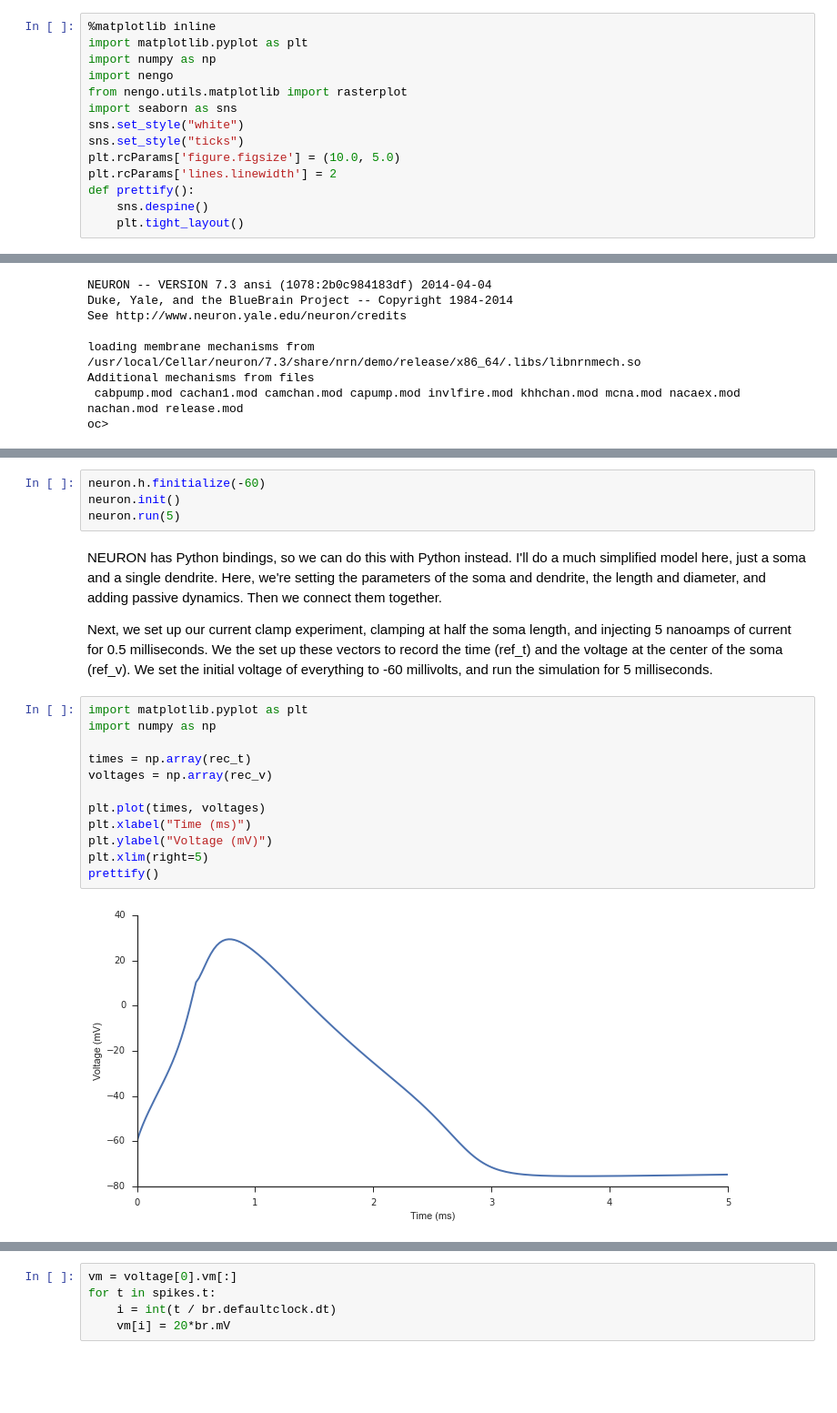
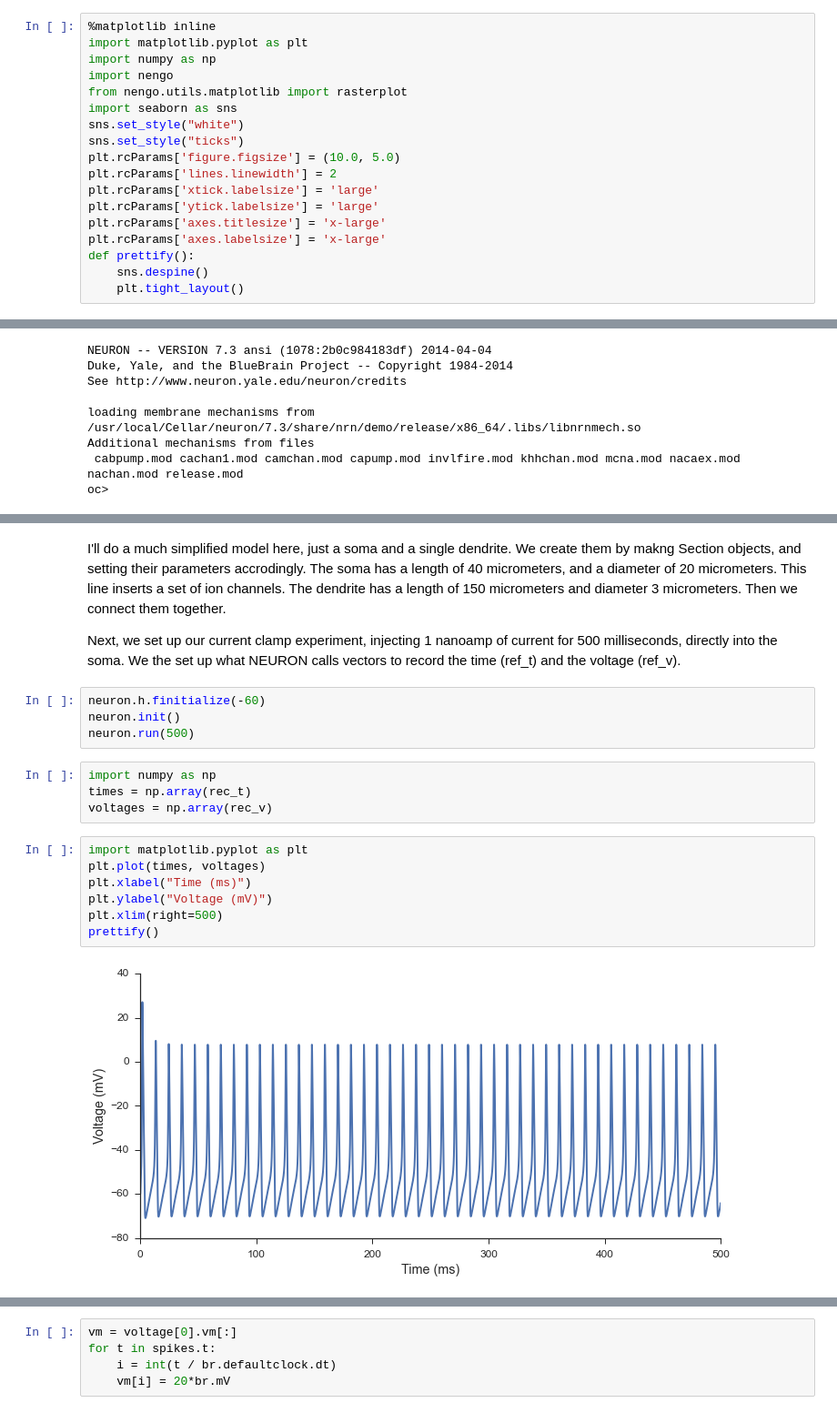
Before and after one commit to tbekolay/pycon2015, a Jupyter notebook: source.ipynb, the cells around one changed output, grey strips where cells are left out. Shown at 91% size. Drawn from its saved outputs; the diff is of its cells as text; blank space fills up the shorter version.

Commit message:
Taking into first round of feedback.
Still a few things todo; they're in notes.org.

```diff
--- a/source.ipynb
+++ b/source.ipynb
@@ -9,6 +9,10 @@ sns.set_style("white")
 sns.set_style("ticks")
 plt.rcParams['figure.figsize'] = (10.0, 5.0)
 plt.rcParams['lines.linewidth'] = 2
+plt.rcParams['xtick.labelsize'] = 'large'
+plt.rcParams['ytick.labelsize'] = 'large'
+plt.rcParams['axes.titlesize'] = 'x-large'
+plt.rcParams['axes.labelsize'] = 'x-large'
 def prettify():
     sns.despine()
     plt.tight_layout()
@@ -166,39 +224,39 @@ rec_t.record(neuron.h._ref_t)
 
 rec_v = neuron.h.Vector()
 rec_v.record(soma(0.5)._ref_v);
+# %% [markdown]
+I'll do a much simplified model here,
+just a soma and a single dendrite.
+We create them by makng Section objects,
+and setting their parameters accrodingly.
+The soma has a length of 40 micrometers,
+and a diameter of 20 micrometers.
+This line inserts a set of ion channels.
+The dendrite has a length of 150 micrometers
+and diameter 3 micrometers.
+Then we connect them together.
+
+Next, we set up our current clamp experiment,
+injecting 1 nanoamp of current for 500 milliseconds,
+directly into the soma.
+We the set up what NEURON calls vectors
+to record the time (ref_t)
+and the voltage (ref_v).
 # %%
 neuron.h.finitialize(-60)
 neuron.init()
-neuron.run(5)
+neuron.run(500)
-# %% [markdown]
-NEURON has Python bindings, so we can
-do this with Python instead.
-I'll do a much simplified model here,
-just a soma and a single dendrite.
-Here, we're setting the parameters of the soma and dendrite,
-the length and diameter,
-and adding passive dynamics.
-Then we connect them together.
-
-Next, we set up our current clamp experiment,
-clamping at half the soma length,
-and injecting 5 nanoamps of current for 0.5 milliseconds.
-We the set up these vectors to record the time (ref_t)
-and the voltage at the center of the soma (ref_v).
-We set the initial voltage of everything to -60 millivolts,
-and run the simulation for 5 milliseconds.
+# %%
+import numpy as np
+times = np.array(rec_t)
+voltages = np.array(rec_v)
 # %%
 import matplotlib.pyplot as plt
-import numpy as np
-
-times = np.array(rec_t)
-voltages = np.array(rec_v)
-
 plt.plot(times, voltages)
 plt.xlabel("Time (ms)")
 plt.ylabel("Voltage (mV)")
-plt.xlim(right=5)
+plt.xlim(right=500)
 prettify()
 # %% [output]
-[figure, old version]
+[figure, new version]
 # %% [markdown]
```
Also changed, not shown: parts of 52 cells of this notebook, 6 other files.
